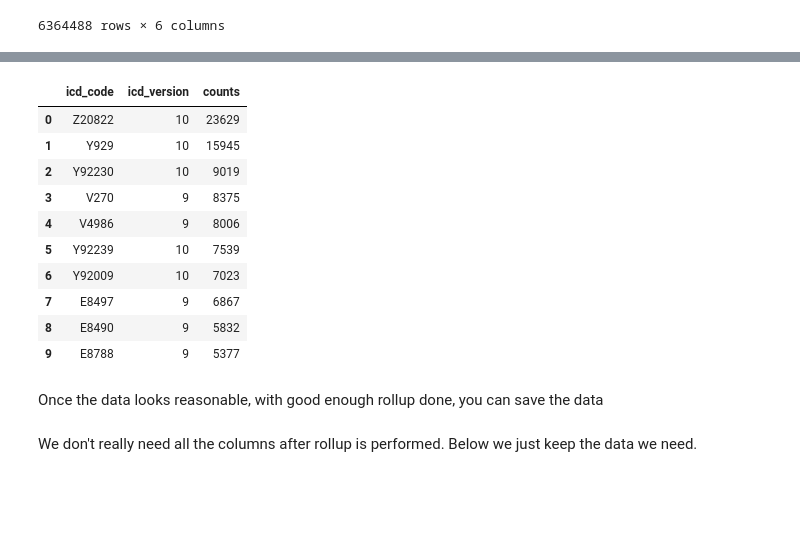
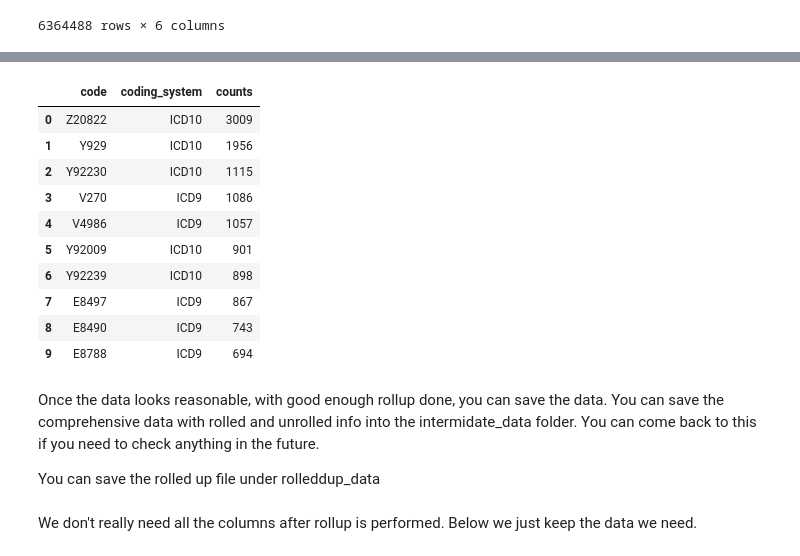
Before and after one commit to apvidul/EHR-Processing-Tutorial, a Jupyter notebook: EHR-Pipeline-Part2.ipynb, the cells around one changed output, grey strips where cells are left out. Drawn from its saved outputs; the diff is of its cells as text; code cells hidden in the pictures; blank space fills up the shorter version.

```diff
--- a/EHR-Pipeline-Part2.ipynb
+++ b/EHR-Pipeline-Part2.ipynb
@@ -198,5 +635,5 @@ ICD codes are too detailed to be used for research purposes. Phecodes solves thi
 # %%
-icd_to_phecode_file = "./Rollup_Mappings/icd_to_phecode.csv"
+icd_to_phecode_file = "./Rollup_Mappings/ICD_to_PheCode.csv"
 
 icd_to_phecode = pd.read_csv(icd_to_phecode_file, dtype=str)
 
@@ -217,7 +654,14 @@ icd_to_phecode
 98549 rows × 3 columns
 # %%
-# Rolling up icd codes to PheCodes
+# We will select a sample diagnoses file for rolling up
 
-diagnoses_phecode = pd.merge(diagnoses_icd,icd_to_phecode, how='left', on=['icd_code','icd_version'])
-diagnoses_phecode
+diagnoses_raw_data_cleaned = "./Cleaned_RawData/Diagnoses"
+
+diagnoses_files = os.listdir(diagnoses_raw_data_cleaned)
+
+sample_diagnoses_filepath= os.path.join(diagnoses_raw_data_cleaned, diagnoses_files[0])
+
+sample_diagnoses = pd.read_csv(sample_diagnoses_filepath, dtype=str)
+
+sample_diagnoses
 # %% [output]
@@ -276,0 +684,8 @@ diagnoses_phecode_unmapped
+# %%
+# Merging the two tables to rollup/map icd code to phecode. Save this rolled up data in intermediate folder.
+# In future if you update rollup mapping to be more comprehensive or if you want to look at codes that are unmapped, you can always come back.
+
+sample_diagnoses_phecode = pd.merge(sample_diagnoses, icd_to_phecode, how='left', on=['code','coding_system'])
+
+sample_diagnoses_phecode['Rollup_Status'] = sample_diagnoses_phecode['PheCode'].notna().replace({True: '1', False: '0'})
+sample_diagnoses_phecode
@@ -276,0 +706,5 @@ diagnoses_phecode_unmapped
+# %%
+# Unrolled rows where ICD codes were not rolled up
+
+sample_diagnoses_unrolled = sample_diagnoses_phecode[sample_diagnoses_phecode["Rollup_Status"]=="0"]
+sample_diagnoses_unrolled
@@ -277,23 +725,26 @@ diagnoses_phecode_unmapped
 # %%
 # Summarize the codes that have not been rolledup
-unique_subject_icd_pairs = diagnoses_phecode_unmapped [['subject_id', 'icd_code','icd_version']].drop_duplicates()
 
-icdcode_frequencies = unique_subject_icd_pairs[['icd_code','icd_version']].value_counts().reset_index(name='counts')
+unique_subject_icd_pairs = sample_diagnoses_unrolled[['subject_id', 'code','coding_system']].drop_duplicates()
 
-sorted_icdcode_frequencies = icdcode_frequencies.rename(columns={'index': 'icd_code'}).sort_values(by='counts', ascending=False)
+icdcode_frequencies = unique_subject_icd_pairs[['code','coding_system']].value_counts().reset_index(name='counts')
+
+sorted_icdcode_frequencies = icdcode_frequencies.rename(columns={'index': 'code'}).sort_values(by='counts', ascending=False)
 
 sorted_icdcode_frequencies.head(10)
 # %% [output]
-|  | icd_code | icd_version | counts |
-| 0 | Z20822 | 10 | 23629 |
-| 1 | Y929 | 10 | 15945 |
-| 2 | Y92230 | 10 | 9019 |
-| 3 | V270 | 9 | 8375 |
-| 4 | V4986 | 9 | 8006 |
-| 5 | Y92239 | 10 | 7539 |
-| 6 | Y92009 | 10 | 7023 |
-| 7 | E8497 | 9 | 6867 |
-| 8 | E8490 | 9 | 5832 |
-| 9 | E8788 | 9 | 5377 |
+|  | code | coding_system | counts |
+| 0 | Z20822 | ICD10 | 3009 |
+| 1 | Y929 | ICD10 | 1956 |
+| 2 | Y92230 | ICD10 | 1115 |
+| 3 | V270 | ICD9 | 1086 |
+| 4 | V4986 | ICD9 | 1057 |
+| 5 | Y92009 | ICD10 | 901 |
+| 6 | Y92239 | ICD10 | 898 |
+| 7 | E8497 | ICD9 | 867 |
+| 8 | E8490 | ICD9 | 743 |
+| 9 | E8788 | ICD9 | 694 |
 # %% [markdown]
-Once the data looks reasonable, with good enough rollup done, you can save the data
+Once the data looks reasonable, with good enough rollup done, you can save the data. You can save the comprehensive data with rolled and unrolled info into the intermidate_data folder. You can come back to this if you need to check anything in the future.
+
+You can save the rolled up file under rolleddup_data
```
Also changed, not shown: parts of 91 cells of this notebook, 8 other files.
